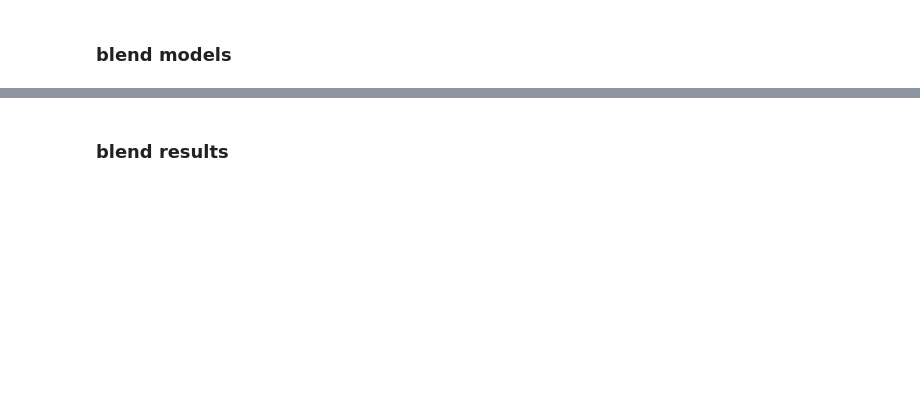
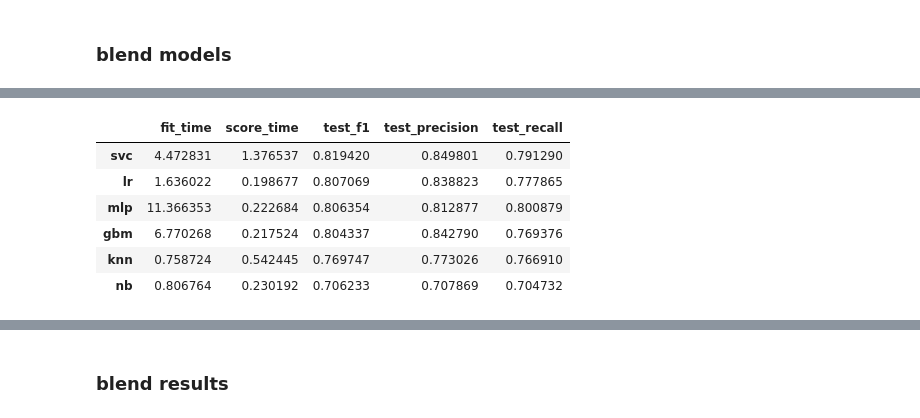
Before and after one commit to charubaiel/nlp_otp_hw, a Jupyter notebook: wb.ipynb, the cells around one changed output, grey strips where cells are left out. Saved outputs shown, nothing was run; the diff lists cells and outputs as text; code cells hidden in the pictures; blank space fills up the shorter version.

```diff
--- a/wb.ipynb
+++ b/wb.ipynb
@@ -356,0 +339,10 @@ vote_vec = ensemble.VotingClassifier(estimators=[('lr',clf_lr_vec),('nb',clf_nb_
+# %%
+pd.DataFrame(models).rename(columns = {0:'lr',1:'nb',2:'knn',3:'svc',4:'gbm',5:'mlp'}).T.sort_values(by='test_f1',ascending=False)
+# %% [output]
+|  | fit_time | score_time | test_f1 | test_precision | test_recall |
+| svc | 4.472831 | 1.376537 | 0.819420 | 0.849801 | 0.791290 |
+| lr | 1.636022 | 0.198677 | 0.807069 | 0.838823 | 0.777865 |
+| mlp | 11.366353 | 0.222684 | 0.806354 | 0.812877 | 0.800879 |
+| gbm | 6.770268 | 0.217524 | 0.804337 | 0.842790 | 0.769376 |
+| knn | 0.758724 | 0.542445 | 0.769747 | 0.773026 | 0.766910 |
+| nb | 0.806764 | 0.230192 | 0.706233 | 0.707869 | 0.704732 |
```
Also changed, not shown: parts of 30 cells of this notebook.
